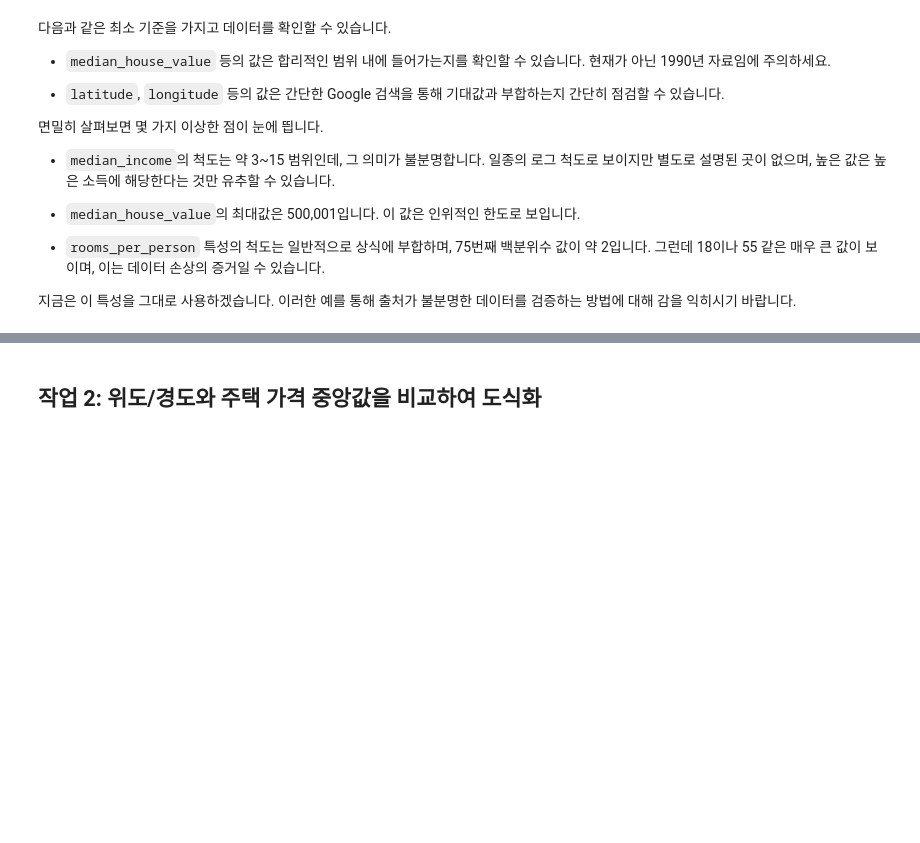
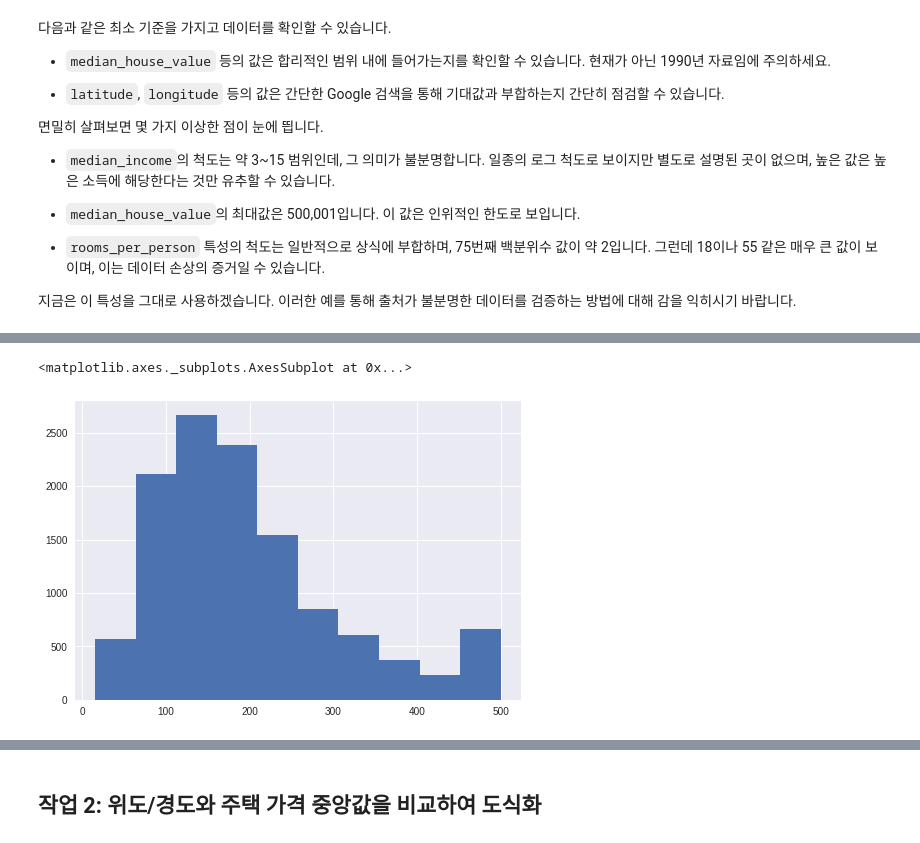
Before and after one commit to aseria/mlcc, a Jupyter notebook: validation/validation.ipynb, the cells around one changed output, grey strips where cells are left out. Drawn from its saved outputs; the diff is of its cells as text; code cells hidden in the pictures; blank space fills up the shorter version.

```diff
--- a/validation/validation.ipynb
+++ b/validation/validation.ipynb
@@ -176,0 +182,5 @@ validation_targets.describe()
+# %%
+training_targets['median_house_value'].hist()
+# %% [output]
+<matplotlib.axes._subplots.AxesSubplot at 0x...>
+[figure, added]
```
Also changed, not shown: parts of 2 cells of this notebook.
